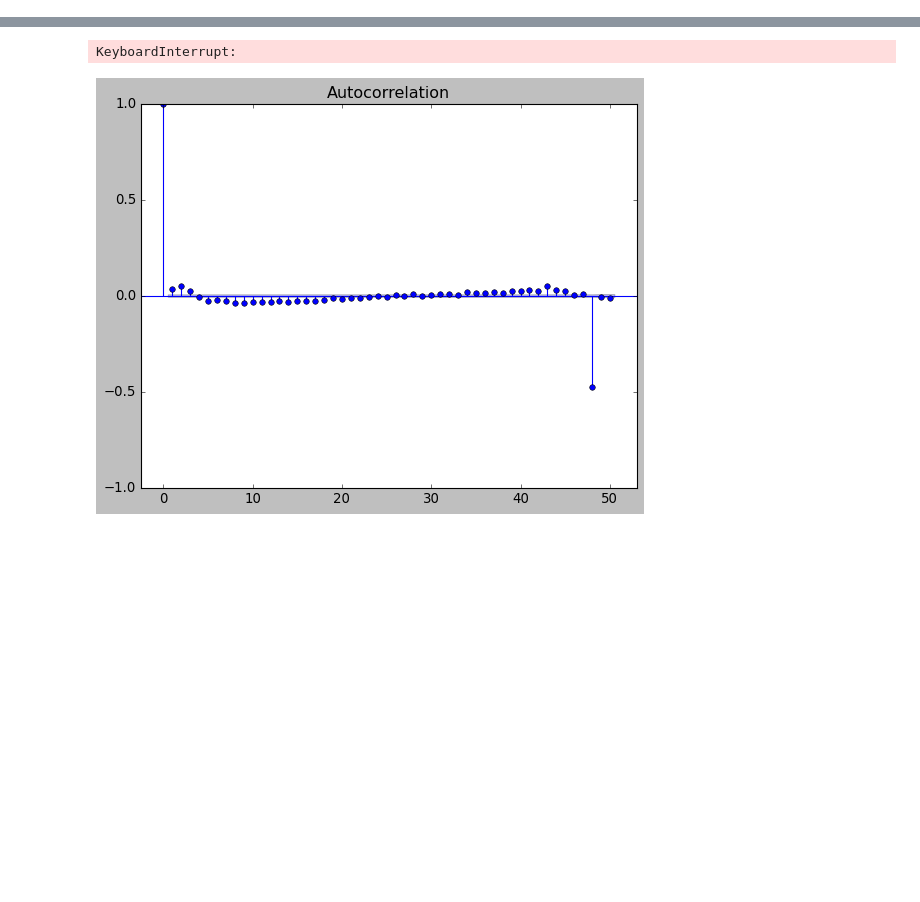
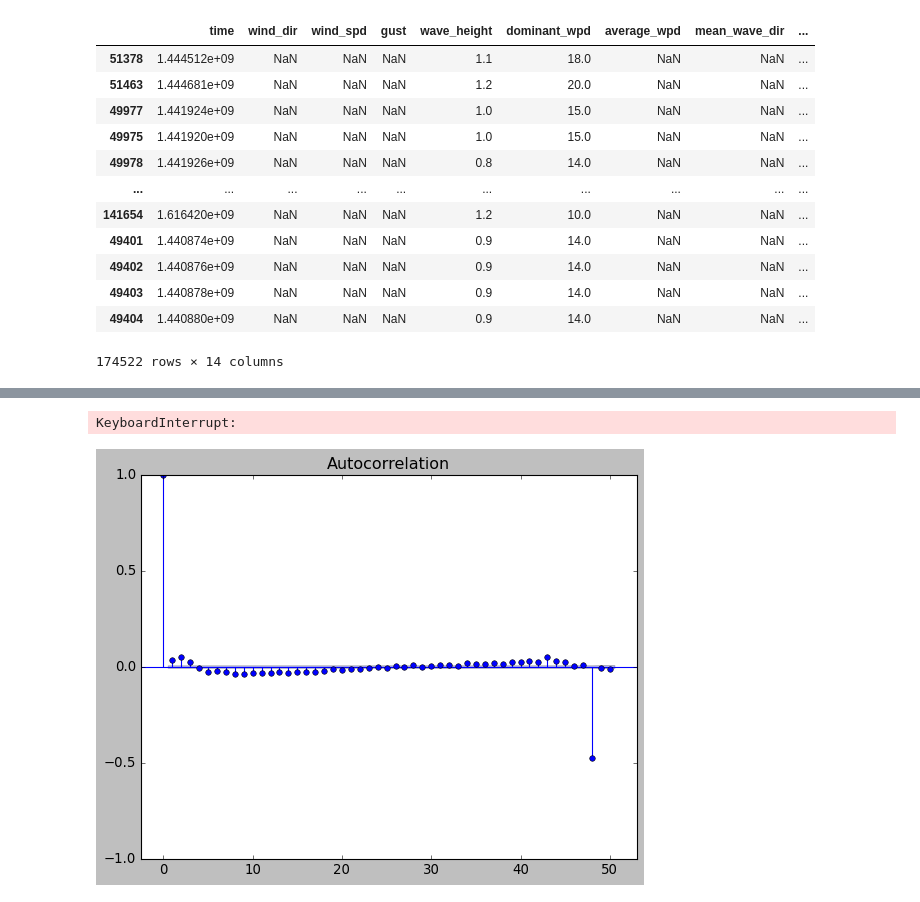
Before and after one commit to DanielCaoSilva/GaussProcesses, a Jupyter notebook: spectralGP.ipynb, the cells around one changed output, grey strips where cells are left out. Drawn from its saved outputs; the diff is of its cells as text; code cells hidden in the pictures; blank space fills up the shorter version.

```diff
--- a/spectralGP.ipynb
+++ b/spectralGP.ipynb
@@ -90,3 +77,19 @@ wave_data
 # for name in wave_data.columns:
 #     if name != "time":
 #         wave_data.plot(x='time', y=name)
+# %%
+wave_data.sort_values('sea_surface_temperature', ascending=False)
+# %% [output]
+|  | time | wind_dir | wind_spd | gust | wave_height | dominant_wpd | average_wpd | mean_wave_dir | ... |
+| 51378 | 1.444512e+09 | NaN | NaN | NaN | 1.1 | 18.0 | NaN | NaN | ... |
+| 51463 | 1.444681e+09 | NaN | NaN | NaN | 1.2 | 20.0 | NaN | NaN | ... |
+| 49977 | 1.441924e+09 | NaN | NaN | NaN | 1.0 | 15.0 | NaN | NaN | ... |
+| 49975 | 1.441920e+09 | NaN | NaN | NaN | 1.0 | 15.0 | NaN | NaN | ... |
+| 49978 | 1.441926e+09 | NaN | NaN | NaN | 0.8 | 14.0 | NaN | NaN | ... |
+| ... | ... | ... | ... | ... | ... | ... | ... | ... | ... |
+| 141654 | 1.616420e+09 | NaN | NaN | NaN | 1.2 | 10.0 | NaN | NaN | ... |
+| 49401 | 1.440874e+09 | NaN | NaN | NaN | 0.9 | 14.0 | NaN | NaN | ... |
+| 49402 | 1.440876e+09 | NaN | NaN | NaN | 0.9 | 14.0 | NaN | NaN | ... |
+| 49403 | 1.440878e+09 | NaN | NaN | NaN | 0.9 | 14.0 | NaN | NaN | ... |
+| 49404 | 1.440880e+09 | NaN | NaN | NaN | 0.9 | 14.0 | NaN | NaN | ... |
+174522 rows × 14 columns
```
Also changed, not shown: parts of 7 cells of this notebook.
